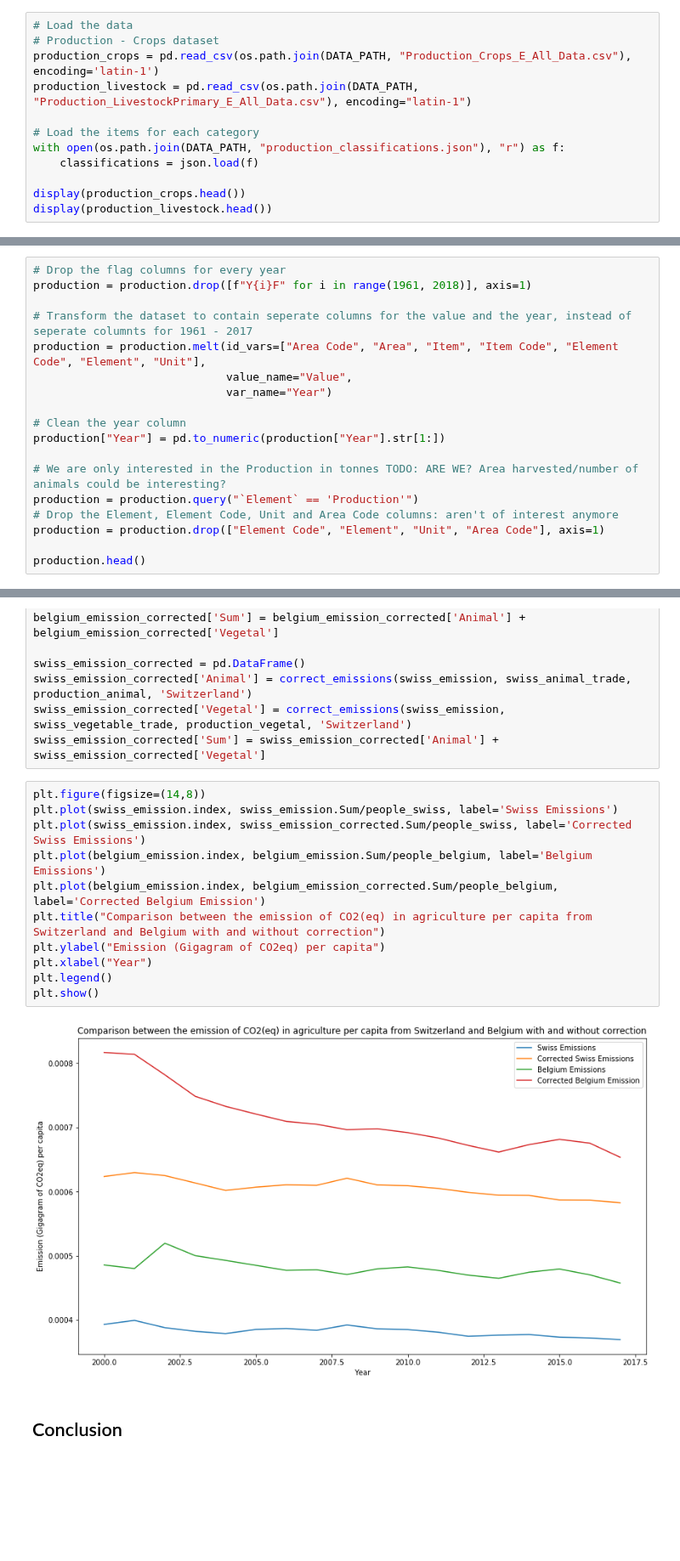
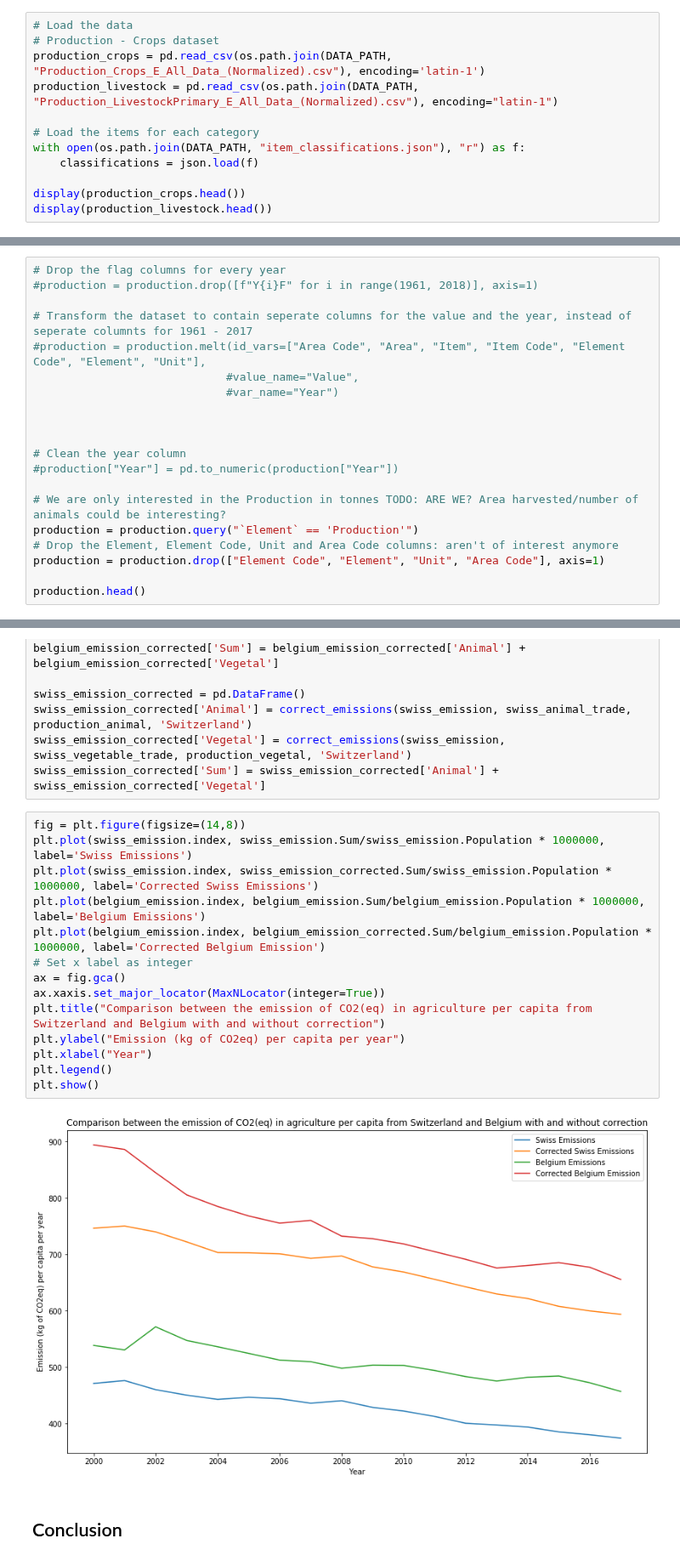
Before and after one commit to Lambo97/ADAProject, a Jupyter notebook: src/Final.ipynb, the cells around one changed output, grey strips where cells are left out. Shown at 85% size. Drawn from its saved outputs; the diff is of its cells as text; blank space fills up the shorter version.

```diff
--- a/src/Final.ipynb
+++ b/src/Final.ipynb
@@ -1035,11 +1094,11 @@ We now add the information about production
 # %%
 # Load the data
 # Production - Crops dataset
-production_crops = pd.read_csv(os.path.join(DATA_PATH, "Production_Crops_E_All_Data.csv"), encoding='latin-1')
-production_livestock = pd.read_csv(os.path.join(DATA_PATH, "Production_LivestockPrimary_E_All_Data.csv"), encoding="latin-1")
+production_crops = pd.read_csv(os.path.join(DATA_PATH, "Production_Crops_E_All_Data_(Normalized).csv"), encoding='latin-1')
+production_livestock = pd.read_csv(os.path.join(DATA_PATH, "Production_LivestockPrimary_E_All_Data_(Normalized).csv"), encoding="latin-1")
 
 # Load the items for each category
-with open(os.path.join(DATA_PATH, "production_classifications.json"), "r") as f:
+with open(os.path.join(DATA_PATH, "item_classifications.json"), "r") as f:
     classifications = json.load(f)
 
 display(production_crops.head())
@@ -1054,14 +1138,16 @@ NameError: name 'production_crops' is not defined
 # %%
 # Drop the flag columns for every year
-production = production.drop([f"Y{i}F" for i in range(1961, 2018)], axis=1)
+#production = production.drop([f"Y{i}F" for i in range(1961, 2018)], axis=1)
 
 # Transform the dataset to contain seperate columns for the value and the year, instead of seperate columnts for 1961 - 2017
-production = production.melt(id_vars=["Area Code", "Area", "Item", "Item Code", "Element Code", "Element", "Unit"],
-                             value_name="Value",
-                             var_name="Year")
+#production = production.melt(id_vars=["Area Code", "Area", "Item", "Item Code", "Element Code", "Element", "Unit"],
+                             #value_name="Value",
+                             #var_name="Year")
+
+
 
 # Clean the year column
-production["Year"] = pd.to_numeric(production["Year"].str[1:])
+#production["Year"] = pd.to_numeric(production["Year"])
 
 # We are only interested in the Production in tonnes TODO: ARE WE? Area harvested/number of animals could be interesting?
 production = production.query("`Element` == 'Production'")
@@ -1312,18 +1424,21 @@ swiss_emission_corrected['Animal'] = correct_emissions(swiss_emission, swiss_ani
 swiss_emission_corrected['Vegetal'] = correct_emissions(swiss_emission, swiss_vegetable_trade, production_vegetal, 'Switzerland')
 swiss_emission_corrected['Sum'] = swiss_emission_corrected['Animal'] + swiss_emission_corrected['Vegetal']
 # %%
-plt.figure(figsize=(14,8))
-plt.plot(swiss_emission.index, swiss_emission.Sum/people_swiss, label='Swiss Emissions')
-plt.plot(swiss_emission.index, swiss_emission_corrected.Sum/people_swiss, label='Corrected Swiss Emissions')
-plt.plot(belgium_emission.index, belgium_emission.Sum/people_belgium, label='Belgium Emissions')
-plt.plot(belgium_emission.index, belgium_emission_corrected.Sum/people_belgium, label='Corrected Belgium Emission')
+fig = plt.figure(figsize=(14,8))
+plt.plot(swiss_emission.index, swiss_emission.Sum/swiss_emission.Population * 1000000, label='Swiss Emissions')
+plt.plot(swiss_emission.index, swiss_emission_corrected.Sum/swiss_emission.Population * 1000000, label='Corrected Swiss Emissions')
+plt.plot(belgium_emission.index, belgium_emission.Sum/belgium_emission.Population * 1000000, label='Belgium Emissions')
+plt.plot(belgium_emission.index, belgium_emission_corrected.Sum/belgium_emission.Population * 1000000, label='Corrected Belgium Emission')
+# Set x label as integer
+ax = fig.gca()
+ax.xaxis.set_major_locator(MaxNLocator(integer=True))
 plt.title("Comparison between the emission of CO2(eq) in agriculture per capita from Switzerland and Belgium with and without correction")
-plt.ylabel("Emission (Gigagram of CO2eq) per capita")
+plt.ylabel("Emission (kg of CO2eq) per capita per year")
 plt.xlabel("Year")
 plt.legend()
 plt.show()
 # %% [output]
-[figure, old version]
+[figure, new version]
 # %% [markdown]
 ## Conclusion <a name="conclusion"></a>
 # %% [markdown]
```
Also changed, not shown: parts of 35 cells of this notebook, 4 other files.
